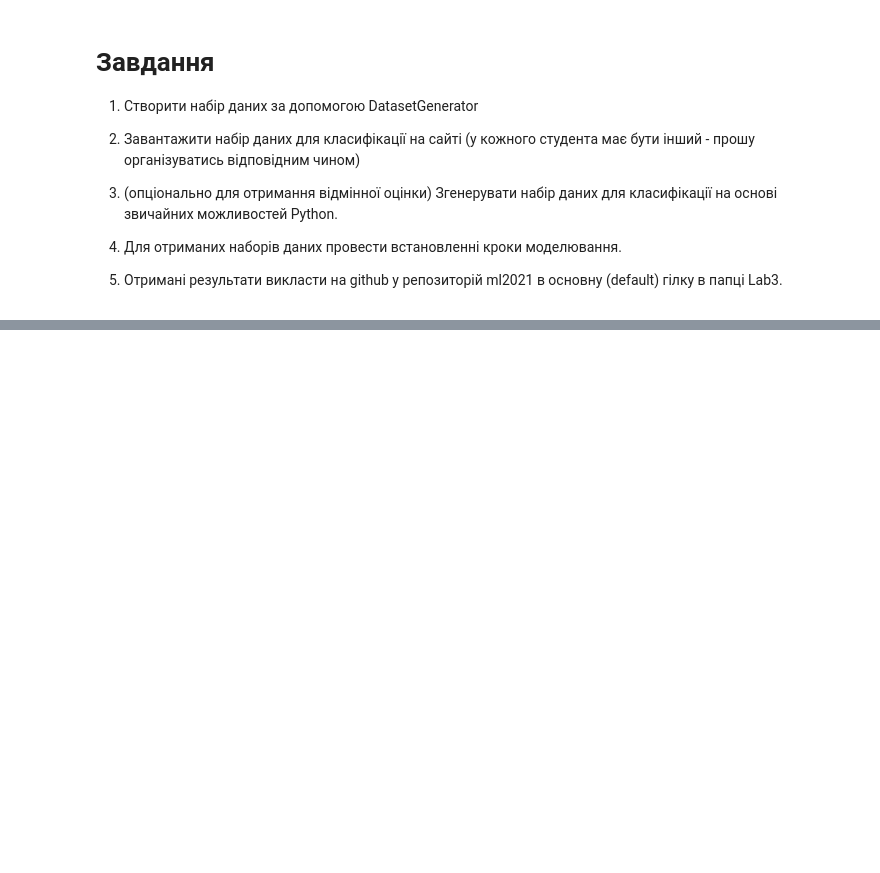
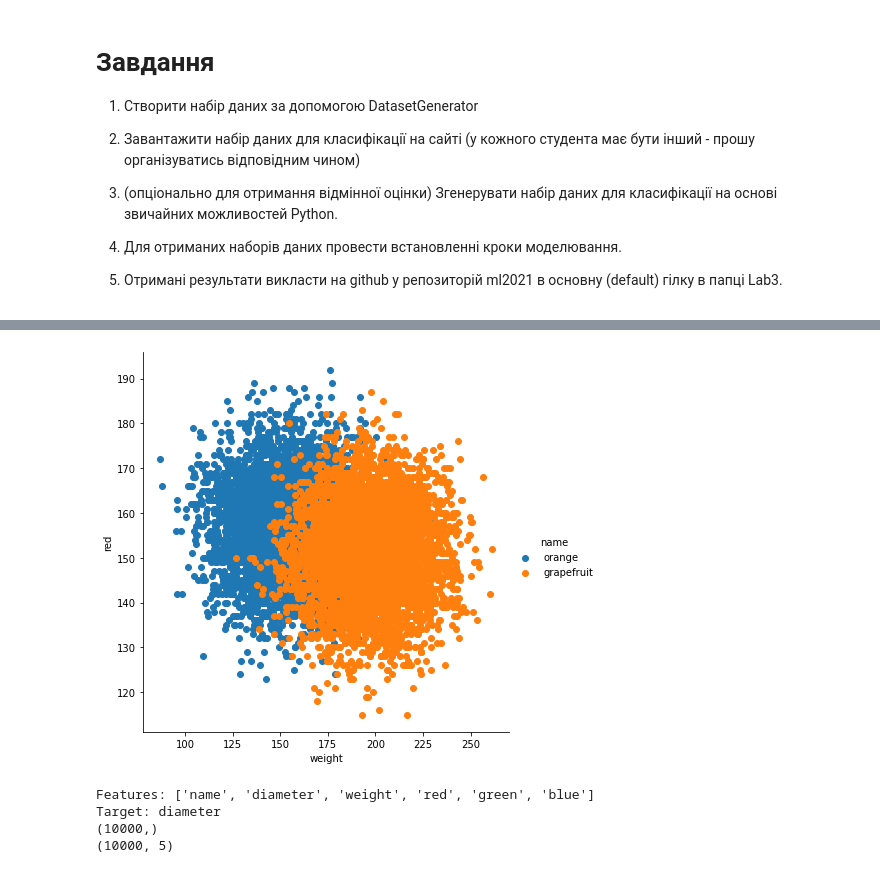
Before and after one commit to mandmit/ml2021, a Jupyter notebook: Labs/Lab3/lab3_Manilo.ipynb, the cells around one changed output, grey strips where cells are left out. Drawn from its saved outputs; the diff is of its cells as text; code cells hidden in the pictures; blank space fills up the shorter version.

```diff
--- a/Labs/Lab3/lab3_Manilo.ipynb
+++ b/Labs/Lab3/lab3_Manilo.ipynb
@@ -22,10 +22,8 @@ import pandas as pd
 import seaborn as sns
 # %%
 X, y = sklearn.datasets.make_classification(n_samples=1024, n_features=20, class_sep=0.98, random_state=0)
-model1 = (sklearn.model_selection.train_test_split(X, y, test_size=0.5, random_state=0),) # x_train, x_test, y_train, y_test
+model1 = (sklearn.model_selection.train_test_split(X, y, test_size=0.5, random_state=0),)
 
-model2 = pd.DataFrame(data={'X':[np.random.uniform(-4.0, 4.0) for i in range(1000)],'Y':[np.random.uniform(-300.0, 300.0) for i in range(1000)],'Z':['90.0' for i in range(1000)]})
-
-model3 = pd.read_csv("./Stars.csv")
-df = model3
+model2 = pd.read_csv(".\citrus.csv")
+df = model2
 data = df
@@ -34,26 +51,33 @@ df.head()
 # %%
-sns.FacetGrid(df, hue="Type", size=6) \
-   .map(plt.pyplot.scatter, "Temperature", "A_M") \
+sns.FacetGrid(df, hue="name", size=6) \
+   .map(plt.pyplot.scatter, "weight", "red") \
    .add_legend()
 
 plt.pyplot.show()
+# %% [output]
+[figure, added]
 # %%
 # step 1
-features = list(data.columns[0:4])
-target = data.columns[4]
+features = list(data.columns[0:6])
+target = data.columns[1]
 
 print('Features:',features)
 print('Target:',target)
 
 # store feature matrix in "X"
-X = data.iloc[:,0:4]                          # slicing: all rows and 1 to 4 cols
+X = data.iloc[:,1:6]
 
 # store response vector in "y"
-y = data.iloc[:,4]                            # slicing: all rows and 5th col
+y = data.iloc[:,6]
 
 
 print(y.shape)
 print(X.shape)
+# %% [output]
+Features: ['name', 'diameter', 'weight', 'red', 'green', 'blue']
+Target: diameter
+(10000,)
+(10000, 5)
 # %%
 from sklearn import preprocessing
 le = preprocessing.LabelEncoder()
```
Also changed, not shown: parts of 15 cells of this notebook, 1 other file.
